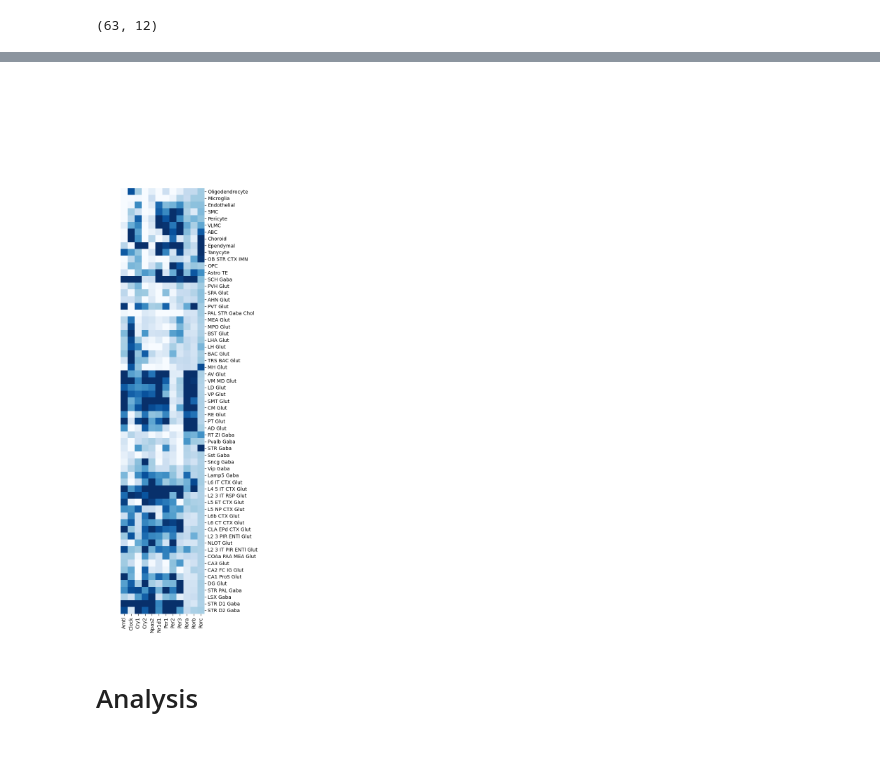
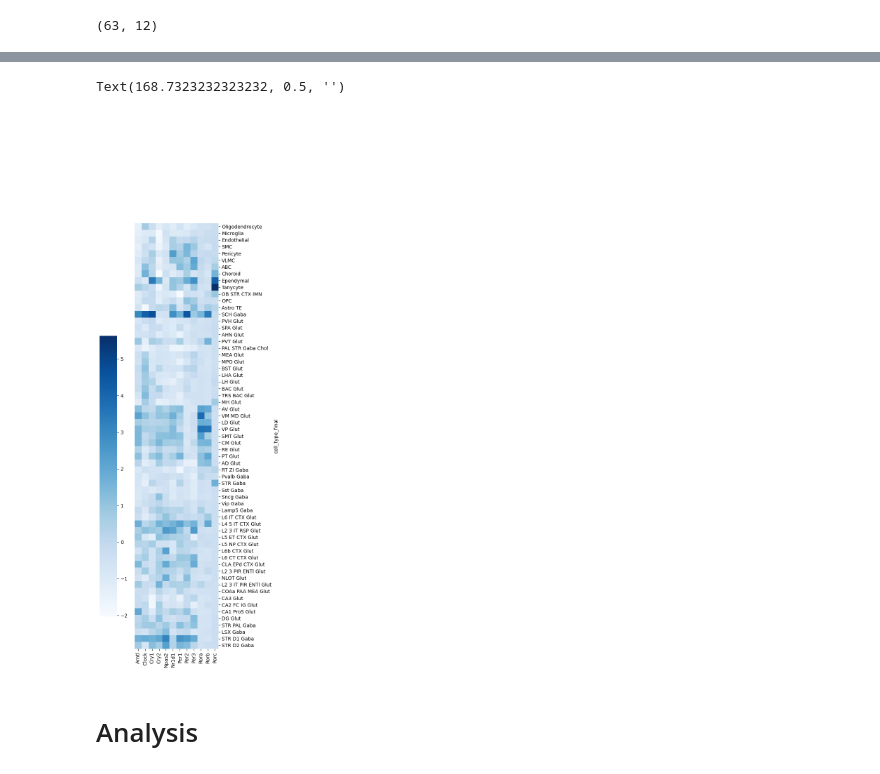
Before and after one commit to Carboneinerte/Pynda_ssc, a Jupyter notebook: v10C_Xenium_DataViz_Analysis.ipynb, the cells around one changed output, grey strips where cells are left out. Cells and saved outputs as stored; diff of their text form; code cells hidden in the pictures.

```diff
--- a/v10C_Xenium_DataViz_Analysis.ipynb
+++ b/v10C_Xenium_DataViz_Analysis.ipynb
@@ -687,13 +704,14 @@ grouped_sort
 gene_list = grouped_sort.columns
 cell_types = grouped_sort.index
 # %%
-sns.clustermap(grouped_sort, cmap = 'Blues', z_score=1, vmin=-1,vmax=1, center=0,
-                col_cluster=False,row_cluster=False, cbar = False, cbar_pos=None,figsize=(5, 16),
+sns.clustermap(grouped_sort, cmap = 'Blues', z_score=1, # center=0,
+                col_cluster=False,row_cluster=False, cbar = 'upper left', cbar_pos=(-0.05,0.1,0.1,0.5),figsize=(5, 16),
                 )
 plt.ylabel(ylabel=None)
-plt.savefig(f'Gallery/{today}/heatmap_clockgenes_allcelltypes.svg',format = "svg", transparent = True, dpi=300)
+# plt.savefig(f'Gallery/{today}/heatmap_clockgenes_allcelltypes.svg',format = "svg", transparent = True, dpi=300)
 # %% [output]
+Text(168.7323232323232, 0.5, '')
-[figure, old version]
+[figure, new version]
 # %% [markdown]
 # Analysis
 # %% [markdown]
```
Also changed, not shown: parts of 35 cells of this notebook, 22 other files.
